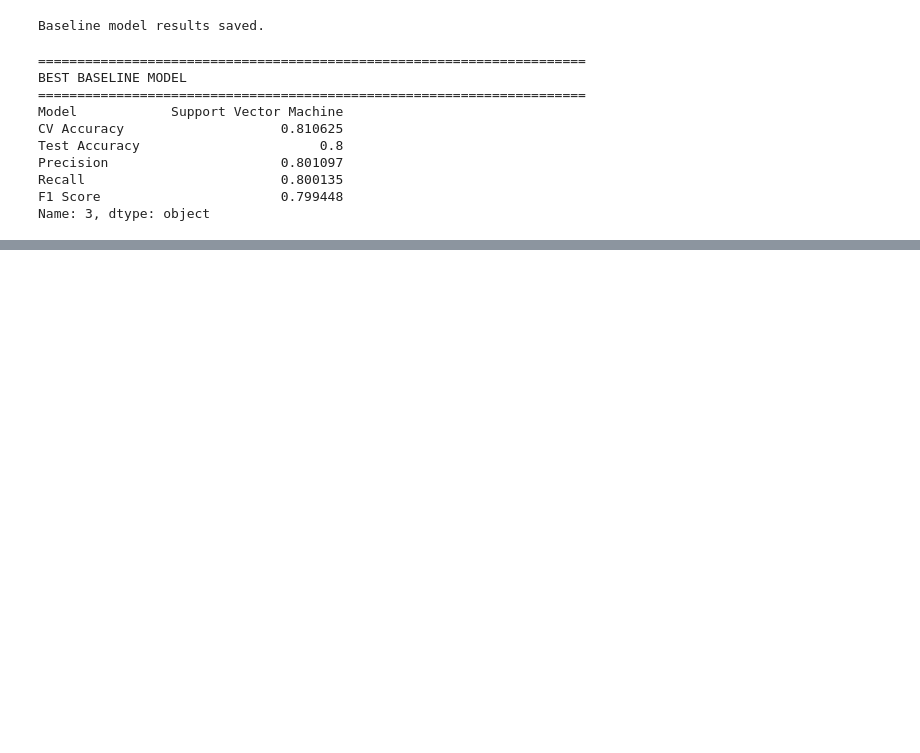
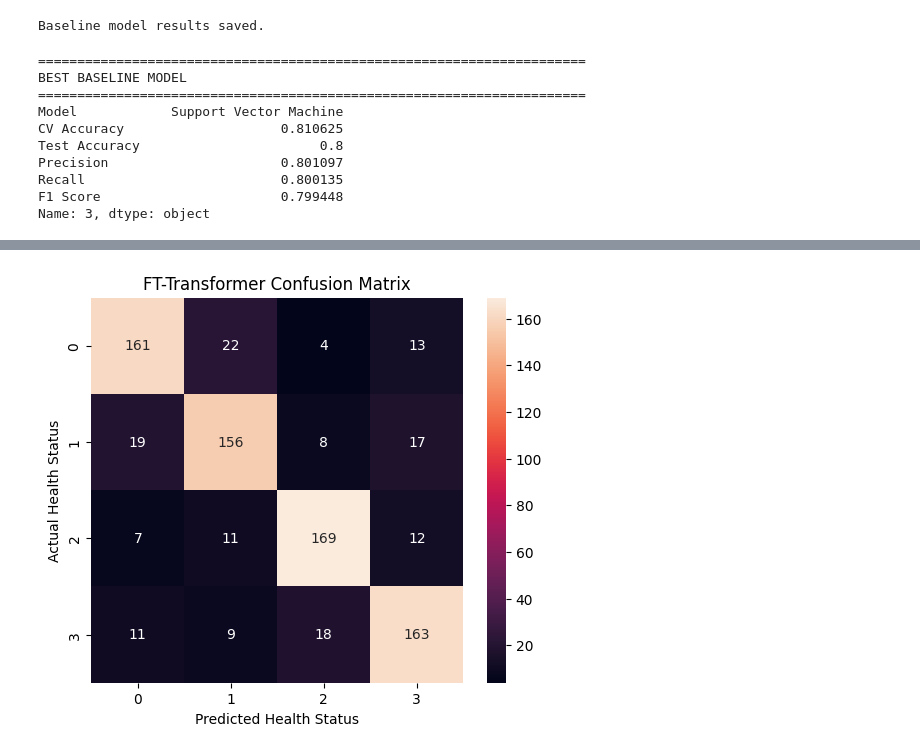
Before and after one commit to Sia0412/Flask-Mega, a Jupyter notebook: IOT_ecosystem.ipynb, the cells around one changed output, grey strips where cells are left out. Drawn from its saved outputs; the diff is of its cells as text; code cells hidden in the pictures; blank space fills up the shorter version.

```diff
--- a/IOT_ecosystem.ipynb
+++ b/IOT_ecosystem.ipynb
@@ -2097,0 +2670,10 @@ Name: 3, dtype: object
+# %%
+if best_model_state is not None:
+
+    ft_model.load_state_dict(
+        best_model_state
+    )
+
+print(
+    "Best FT-Transformer model restored."
+)
@@ -2097,0 +2845,39 @@ Name: 3, dtype: object
+# %%
+#@title Confusion Matrix
+cm_ft = confusion_matrix(
+
+    y_test.values,
+
+    ft_predictions
+
+)
+
+plt.figure(
+    figsize=(6, 5)
+)
+
+sns.heatmap(
+
+    cm_ft,
+
+    annot=True,
+
+    fmt="d"
+
+)
+
+plt.title(
+    "FT-Transformer Confusion Matrix"
+)
+
+plt.xlabel(
+    "Predicted Health Status"
+)
+
+plt.ylabel(
+    "Actual Health Status"
+)
+
+plt.show()
+# %% [output]
+[figure, added]
```
Also changed, not shown: parts of 36 cells of this notebook.
